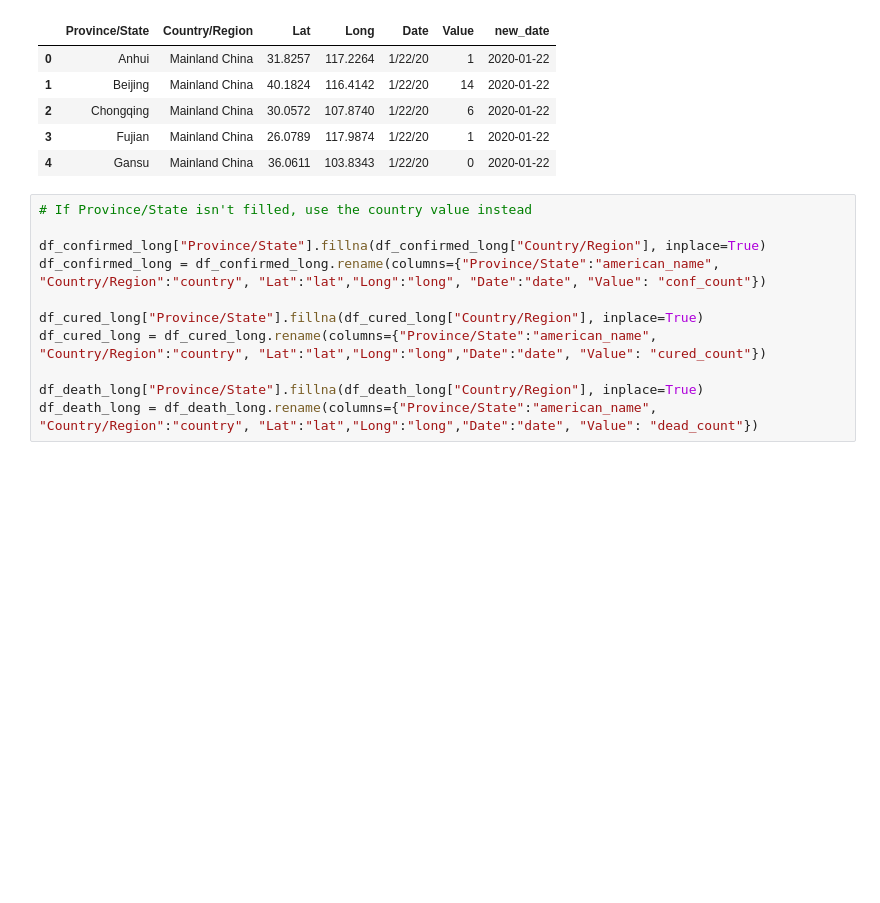
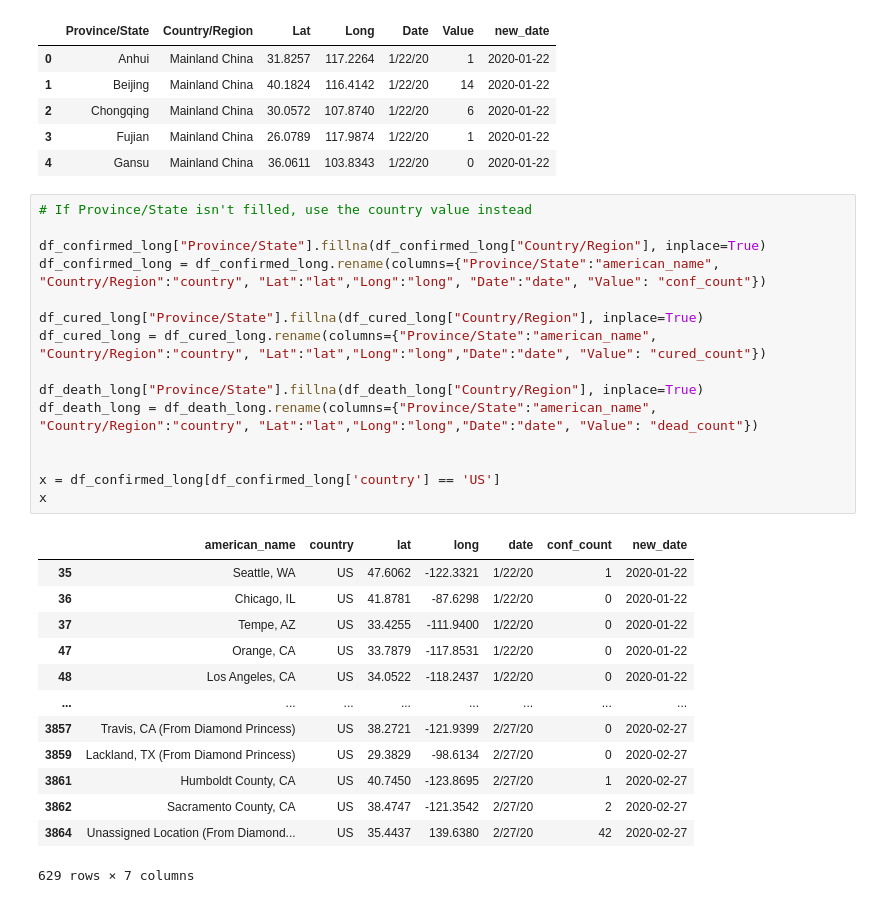
Before and after one commit to DutchDS/Project-2, a Jupyter notebook: Corona_Virus-API-World.ipynb, the cells around one changed output. Saved outputs shown, nothing was run; the diff lists cells and outputs as text; blank space fills up the shorter version.

```diff
--- a/Corona_Virus-API-World.ipynb
+++ b/Corona_Virus-API-World.ipynb
@@ -174,12 +157,30 @@ df_confirmed_long.head()
 # %%
 # If Province/State isn't filled, use the country value instead
 
 df_confirmed_long["Province/State"].fillna(df_confirmed_long["Country/Region"], inplace=True)
 df_confirmed_long = df_confirmed_long.rename(columns={"Province/State":"american_name", "Country/Region":"country", "Lat":"lat","Long":"long", "Date":"date", "Value": "conf_count"})
 
 df_cured_long["Province/State"].fillna(df_cured_long["Country/Region"], inplace=True)
 df_cured_long = df_cured_long.rename(columns={"Province/State":"american_name", "Country/Region":"country", "Lat":"lat","Long":"long","Date":"date", "Value": "cured_count"})
 
 df_death_long["Province/State"].fillna(df_death_long["Country/Region"], inplace=True)
 df_death_long = df_death_long.rename(columns={"Province/State":"american_name", "Country/Region":"country", "Lat":"lat","Long":"long","Date":"date", "Value": "dead_count"})
+
+
+x = df_confirmed_long[df_confirmed_long['country'] == 'US']
+x
+# %% [output]
+|  | american_name | country | lat | long | date | conf_count | new_date |
+| 35 | Seattle, WA | US | 47.6062 | -122.3321 | 1/22/20 | 1 | 2020-01-22 |
+| 36 | Chicago, IL | US | 41.8781 | -87.6298 | 1/22/20 | 0 | 2020-01-22 |
+| 37 | Tempe, AZ | US | 33.4255 | -111.9400 | 1/22/20 | 0 | 2020-01-22 |
+| 47 | Orange, CA | US | 33.7879 | -117.8531 | 1/22/20 | 0 | 2020-01-22 |
+| 48 | Los Angeles, CA | US | 34.0522 | -118.2437 | 1/22/20 | 0 | 2020-01-22 |
+| ... | ... | ... | ... | ... | ... | ... | ... |
+| 3857 | Travis, CA (From Diamond Princess) | US | 38.2721 | -121.9399 | 2/27/20 | 0 | 2020-02-27 |
+| 3859 | Lackland, TX (From Diamond Princess) | US | 29.3829 | -98.6134 | 2/27/20 | 0 | 2020-02-27 |
+| 3861 | Humboldt County, CA | US | 40.7450 | -123.8695 | 2/27/20 | 1 | 2020-02-27 |
+| 3862 | Sacramento County, CA | US | 38.4747 | -121.3542 | 2/27/20 | 2 | 2020-02-27 |
+| 3864 | Unassigned Location (From Diamond... | US | 35.4437 | 139.6380 | 2/27/20 | 42 | 2020-02-27 |
+629 rows × 7 columns
 # %%
```
Also changed, not shown: parts of 6 cells of this notebook, 7 other files.
